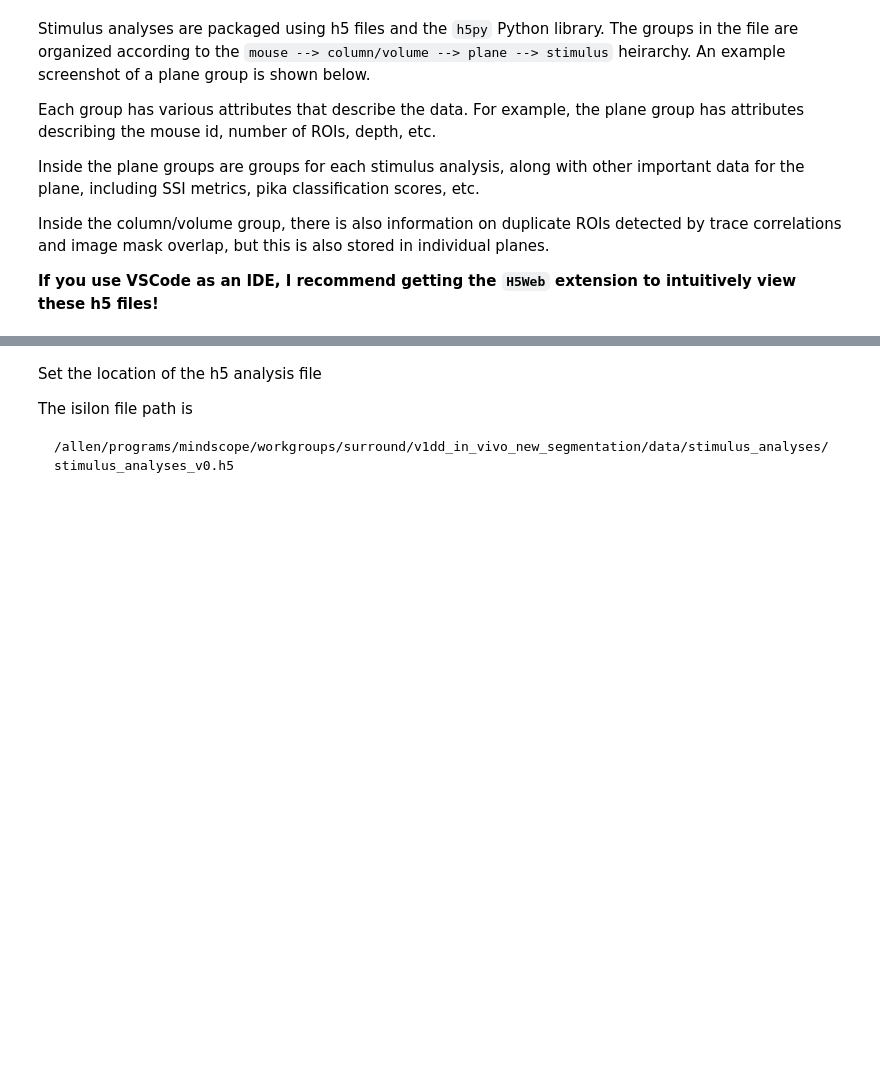
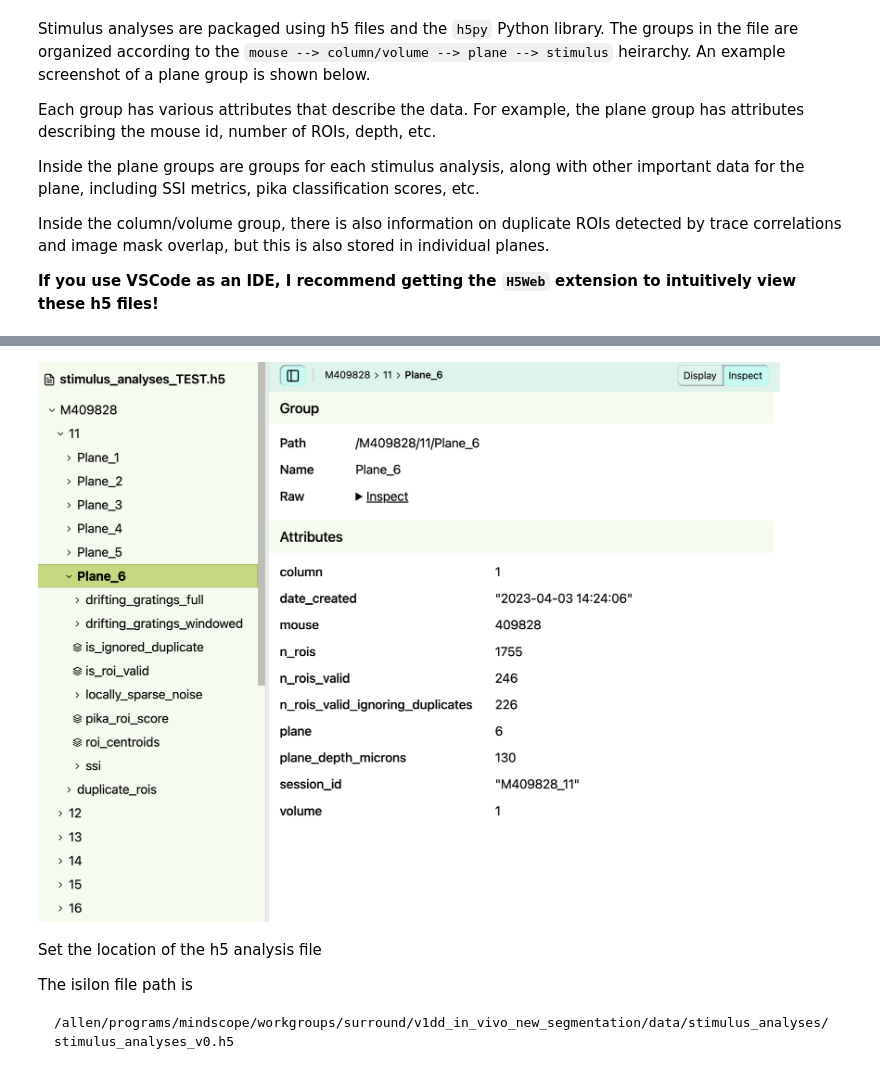
Before and after one commit to AllenInstitute/allen_v1dd, a Jupyter notebook: example_notebooks/03_example_h5_analyses.ipynb, the cells around one changed output, grey strips where cells are left out. Cells and saved outputs as stored; diff of their text form; code cells hidden in the pictures; blank space fills up the shorter version.

Commit message:
Change image to using IPython.display

```diff
--- a/example_notebooks/03_example_h5_analyses.ipynb
+++ b/example_notebooks/03_example_h5_analyses.ipynb
@@ -15,3 +13,9 @@ Inside the column/volume group, there is also information on duplicate ROIs dete
+# %%
+# <!-- ![example-h5-file-structure]() -->
+from IPython.display import Image
+Image(filename="../assets/ex-stim-analysis.png", width=1000)
+# %% [output]
+[figure, added]
 # %%
 import numpy as np
 import matplotlib as mpl
```
Also changed, not shown: parts of 1 cell of this notebook.
